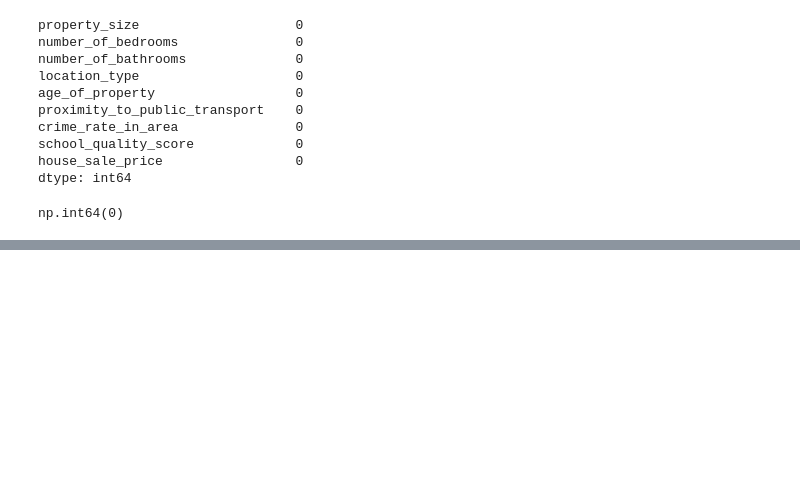
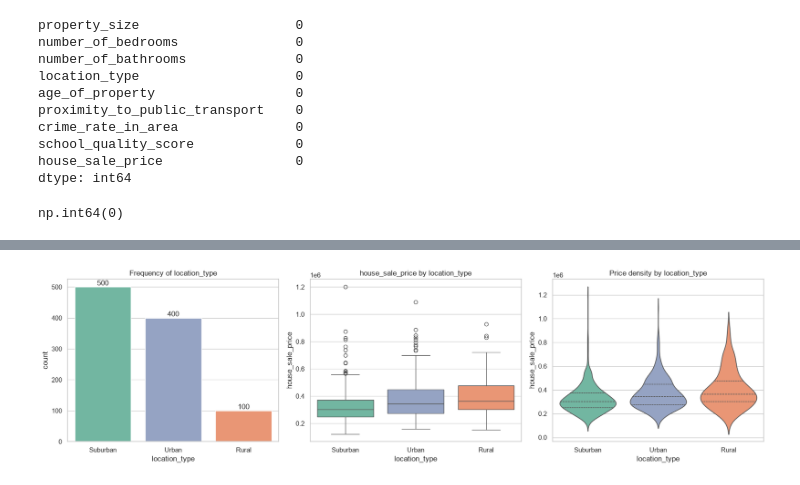
Before and after one commit to jadennk21-prog/AIAP-Mini-Project-1---Housing-Prices-Prediction, a Jupyter notebook: eda.ipynb, the cells around one changed output, grey strips where cells are left out. Cells and saved outputs as stored; diff of their text form; code cells hidden in the pictures; blank space fills up the shorter version.

```diff
--- a/eda.ipynb
+++ b/eda.ipynb
@@ -121,0 +298,20 @@ See https://pandas.pydata.org/docs/user_guide/migration-3-strings.html#string-mi
+# %%
+fig, axes = plt.subplots(1, 3, figsize=(17, 4.8))
+
+order = df['location_type'].value_counts().index
+sns.countplot(data=df, x='location_type', order=order, ax=axes[0], palette="Set2", hue='location_type', legend=False)
+axes[0].set_title("Frequency of location_type")
+for p in axes[0].patches:
+    axes[0].annotate(int(p.get_height()), (p.get_x() + p.get_width()/2, p.get_height()),
+                     ha='center', va='bottom')
+
+sns.boxplot(data=df, x='location_type', y=target, order=order, ax=axes[1], palette="Set2", hue='location_type', legend=False)
+axes[1].set_title("house_sale_price by location_type")
+
+sns.violinplot(data=df, x='location_type', y=target, order=order, ax=axes[2], palette="Set2", hue='location_type', legend=False, inner="quartile")
+axes[2].set_title("Price density by location_type")
+
+plt.tight_layout()
+plt.show()
+# %% [output]
+[figure, added]
```
Also changed, not shown: parts of 44 cells of this notebook, 1 other file.
